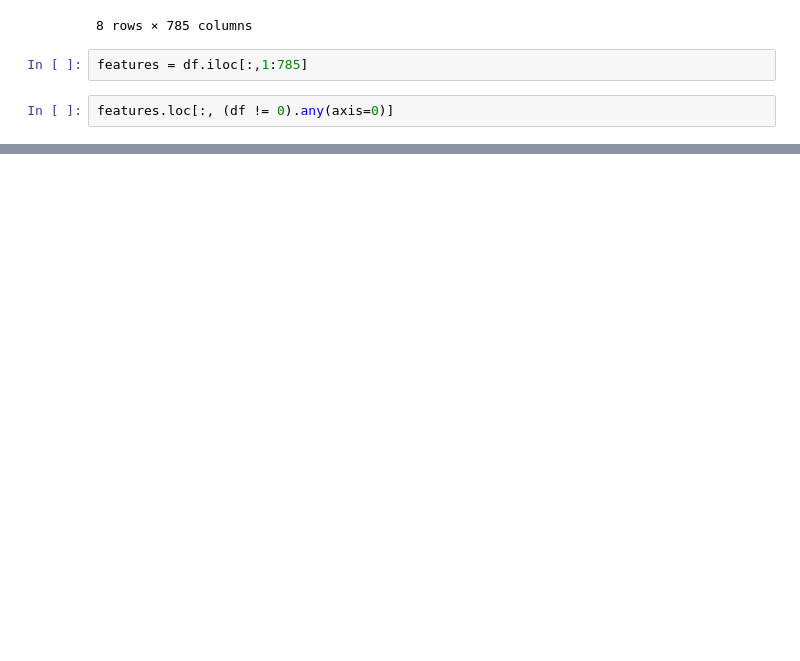
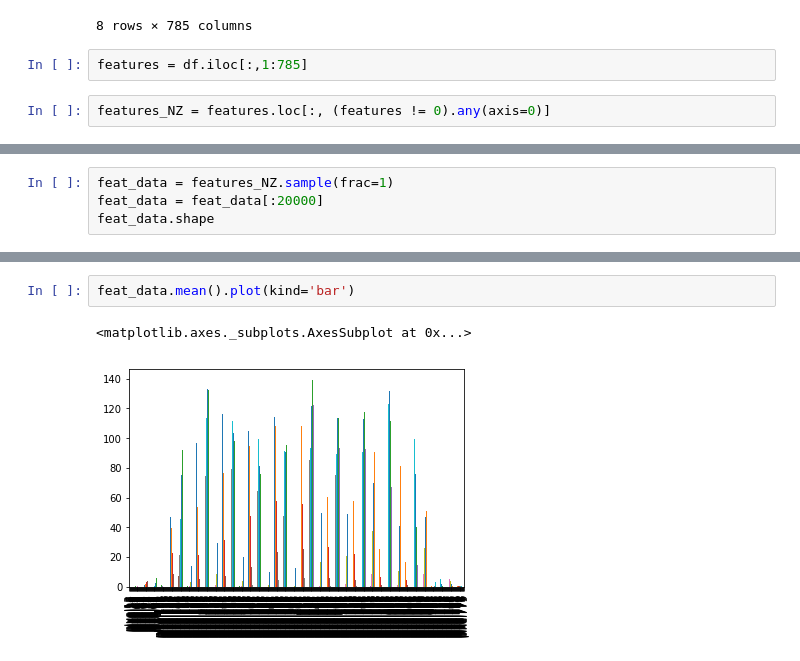
Before and after one commit to irulenot/Digit_Recognizer, a Jupyter notebook: inital_report-1.ipynb, the cells around one changed output, grey strips where cells are left out. Drawn from its saved outputs; the diff is of its cells as text; blank space fills up the shorter version.

Commit message:
Diving further into feature analysis, exploring tech such as Pandas and Seaborn. Almost done with data analysis for now.

```diff
--- a/inital_report-1.ipynb
+++ b/inital_report-1.ipynb
@@ -106,4 +106,4 @@ df.describe()
 # %%
 features = df.iloc[:,1:785]
 # %%
-features.loc[:, (df != 0).any(axis=0)]
+features_NZ = features.loc[:, (features != 0).any(axis=0)]
@@ -128,0 +127,4 @@ features.loc[:, (df != 0).any(axis=0)]
+# %%
+feat_data = features_NZ.sample(frac=1)
+feat_data = feat_data[:20000]
+feat_data.shape
@@ -128,0 +146,5 @@ features.loc[:, (df != 0).any(axis=0)]
+# %%
+feat_data.mean().plot(kind='bar')
+# %% [output]
+<matplotlib.axes._subplots.AxesSubplot at 0x...>
+[figure, added]
```
Also changed, not shown: parts of 6 cells of this notebook.
